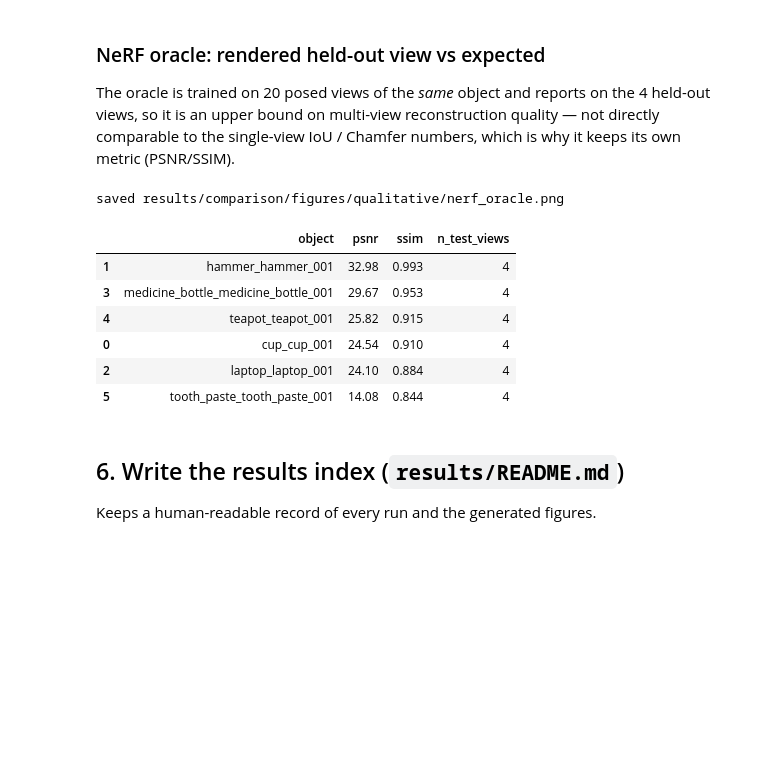
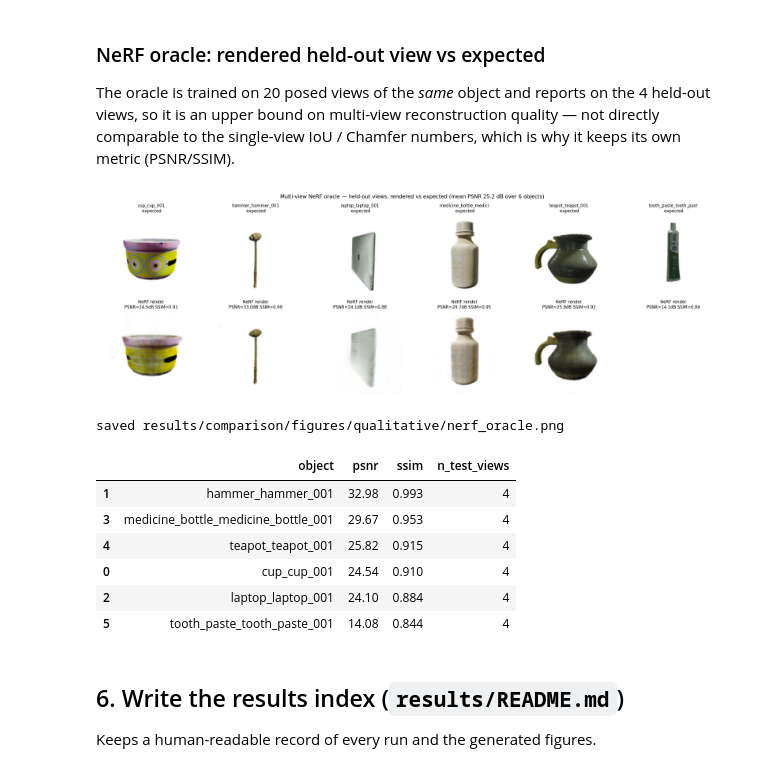
Before and after one commit to NoureldinAbdelrahman/home-omni3d, a Jupyter notebook: notebooks/dataset_analysis.ipynb, the cells around one changed output. Saved outputs shown, nothing was run; the diff lists cells and outputs as text; code cells hidden in the pictures; blank space fills up the shorter version.

```diff
--- a/notebooks/dataset_analysis.ipynb
+++ b/notebooks/dataset_analysis.ipynb
@@ -721,34 +730,35 @@ keeps its own metric (PSNR/SSIM).
 # %%
 oracle_runs = sorted(p for p in (RESULTS / "oracle").glob("*/summary.json")) \
     if (RESULTS / "oracle").is_dir() else []
 if oracle_runs:
     osum = [json.loads(p.read_text()) for p in oracle_runs]
     n = len(osum)
     fig, axes = plt.subplots(2, n, figsize=(2.8 * n, 5.6))
     axes = np.atleast_2d(axes)
     for j, (s, p) in enumerate(zip(osum, oracle_runs)):
         d = p.parent
         axes[0, j].imshow(plt.imread(d / "gt.png"))
         axes[0, j].set_title(f"{s['object'][:22]}\n expected", fontsize=8)
         axes[0, j].axis("off")
         axes[1, j].imshow(plt.imread(d / "render.png"))
         axes[1, j].set_title(f"NeRF render\nPSNR={s['psnr']:.1f}dB SSIM={s['ssim']:.2f}", fontsize=8)
         axes[1, j].axis("off")
     mean_psnr = float(np.mean([s["psnr"] for s in osum]))
     fig.suptitle(f"Multi-view NeRF oracle — held-out views, rendered vs expected "
                  f"(mean PSNR {mean_psnr:.1f} dB over {n} objects)", fontsize=10)
     fig.tight_layout()
     out = QUAL_FIG / "nerf_oracle.png"
     fig.savefig(out, dpi=150)
-    plt.show()
+    plotting.show_saved(out)
     print("saved", out.relative_to(ROOT))
     odf = pd.DataFrame([{"object": s["object"], "psnr": round(s["psnr"], 2),
                          "ssim": round(s["ssim"], 3), "n_test_views": s["n_test_views"]}
                         for s in osum]).sort_values("psnr", ascending=False)
     display(odf)
 else:
     print("no oracle artifacts (run python multiview_nerf_oracle.py)")
 # %% [output]
+[figure, added]
 saved results/comparison/figures/qualitative/nerf_oracle.png
 |  | object | psnr | ssim | n_test_views |
 | 1 | hammer_hammer_001 | 32.98 | 0.993 | 4 |
```
Also changed, not shown: parts of 3 cells of this notebook, 1 other file.
